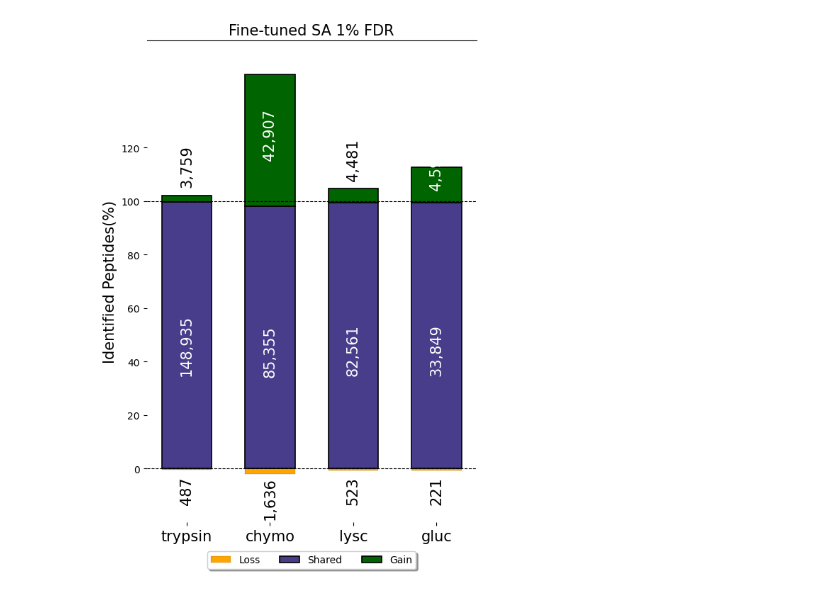
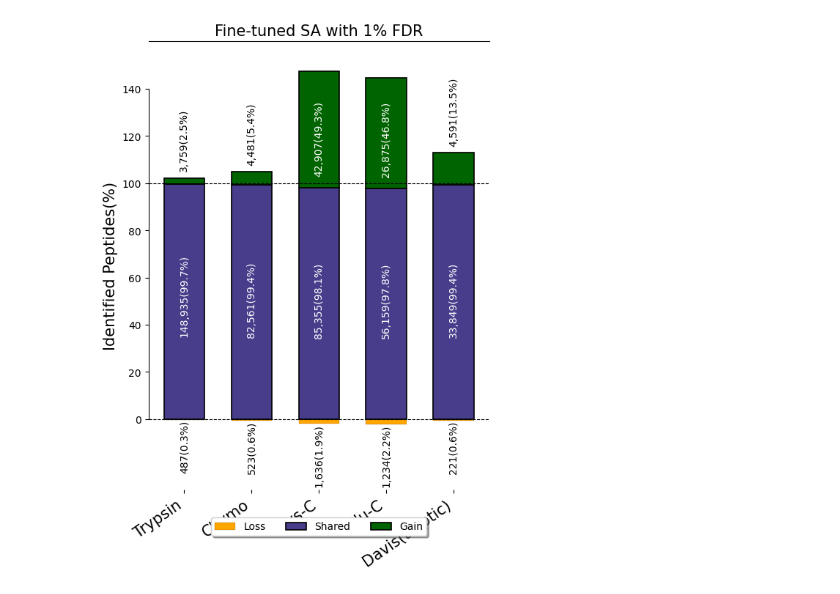
Before and after one commit to gusye1234/pept3-exp, a Jupyter notebook: figs/fig2_vennbar.ipynb, the cells around one changed output. Drawn from its saved outputs; the diff is of its cells as text; code cells hidden in the pictures.

```diff
--- a/figs/fig2_vennbar.ipynb
+++ b/figs/fig2_vennbar.ipynb
@@ -22,69 +22,71 @@ def number2str(num, interal=3):
         new_num.append(s)
     return "".join(new_num[::-1])
 
-def autolabel(rects, ax, numbers, mode="inside", fontsize=12, select_idx=None):
+def autolabel(rects, ax, numbers, percent_number, mode="inside", fontsize=12, select_idx=None, inside_height=0.35):
     assert len(rects) == len(numbers)
     for idx, rect in enumerate(rects):
         height = rect.get_height()
         if select_idx is not None and idx not in select_idx:
             continue
         if mode == 'inside':
-            ax.text(rect.get_x() + rect.get_width()/2., 0.35*height + rect.get_y(),
-                    number2str(numbers[idx]),
+            ax.text(rect.get_x() + rect.get_width()/2., inside_height*height + rect.get_y(),
+                    number2str(numbers[idx]) + f"({percent_number[idx]:.1f}%)",
                     ha='center', va='bottom', rotation=90, color='white', fontsize=fontsize)
         if mode == 'upper':
             ax.text(rect.get_x() + rect.get_width()/2., rect.get_y() + height + 3,
-                    number2str(numbers[idx]),
+                    number2str(numbers[idx]) + f"({percent_number[idx]:.1f}%)",
                     ha='center', va='bottom', rotation=90, color='black', fontsize=fontsize)
         if mode == 'bottom':
             ax.text(rect.get_x() + rect.get_width()/2., rect.get_y()+height,
-                    number2str(numbers[idx]),
+                    number2str(numbers[idx]) + f"({percent_number[idx]:.1f}%)",
                     ha='center', va='top', rotation=90, color='black', fontsize=fontsize)
 # %%
 from matplotlib.patches import FancyBboxPatch
-labels = ["trypsin", 'chymo', 'lysc', 'gluc']
+labels = ["trypsin", 'lysc', 'chymo', 'gluc', "davis"]
+show_labels = ["Trypsin",  'Lys-C', 'Chymo', 'Glu-C', "Davis(tryptic)"]
 losses = [-sa_compare[l][0]/sum(sa_compare[l][:2])*100 for l in labels]
 shares = [sa_compare[l][1]/sum(sa_compare[l][:2])*100 for l in labels]
 gains = [sa_compare[l][2]/sum(sa_compare[l][:2])*100 for l in labels]
 
 losses_num = [sa_compare[l][0] for l in labels]
 shares_num = [sa_compare[l][1] for l in labels]
 gains_num = [sa_compare[l][2] for l in labels]
 
 width = 0.6
 
 fig, ax = plt.subplots(figsize=(6,9) ,dpi=100)
 
 ax.axhline(0, color='black', linewidth=0.8, linestyle='--')
 ax.axhline(100, color='black', linewidth=0.8, linestyle='--')
 
-p1 = ax.bar(labels, losses, width, label='Loss', color='orange', linewidth=0.1, edgecolor = "black")
-p2 = ax.bar(labels, shares, width, label='Shared',
+p1 = ax.bar(show_labels, losses, width, label='Loss', color='orange', linewidth=0.1, edgecolor = "black")
+p2 = ax.bar(show_labels, shares, width, label='Shared',
             color='darkslateblue', linewidth=1.2, edgecolor = "black")
-p3 = ax.bar(labels, gains, width, label='Gain',
+p3 = ax.bar(show_labels, gains, width, label='Gain',
             bottom=shares, color='darkgreen', linewidth=1.2, edgecolor="black")
 
-num_size = 15
-autolabel(p1, ax, losses_num, mode='bottom', fontsize=num_size)
-autolabel(p2, ax, shares_num, fontsize=num_size)
-autolabel(p3, ax, gains_num, mode='upper', select_idx=[0,2], fontsize=num_size)
-autolabel(p3, ax, gains_num, mode='inside',
-          select_idx=[1, 3], fontsize=num_size)
+num_size = 10
+autolabel(p1, ax, losses_num, [abs(i) for i in losses], mode='bottom', fontsize=num_size)
+autolabel(p2, ax, shares_num, shares,fontsize=num_size)
+autolabel(p3, ax, gains_num, gains, mode='upper', select_idx=[0, 1, 4], fontsize=num_size)
+autolabel(p3, ax, gains_num, gains, mode='inside',
+          select_idx=[2, 3], fontsize=num_size, inside_height=0.1)
 
 ax.set_ylabel('Identified Peptides(%)', fontsize=15)
-ax.set_title('Fine-tuned SA 1% FDR', fontsize=15)
+ax.set_title('Fine-tuned SA with 1% FDR', fontsize=15)
 ax.legend(loc='upper center', bbox_to_anchor=(0.5, -0.05),
           fancybox=True, shadow=True, ncol=5)
-ax.set_ylim(-20, 160)
-ax.get_yaxis().set_ticks([20*i for i in range(7)])
+ax.set_ylim(-30, 160)
+ax.get_yaxis().set_ticks([20*i for i in range(8)])
 ax.tick_params(axis='x', labelsize=15)
 # ax.spines['top'].set_visible(False)
-ax.spines['left'].set_visible(False)
+# ax.spines['left'].set_visible(False)
+ax.spines['left'].set_bounds(0, 140)
 ax.spines['right'].set_visible(False)
 ax.spines['bottom'].set_visible(False)
-
+fig.autofmt_xdate(rotation=35)
 plt.show()
 # %% [output]
-[figure, old version]
+[figure, new version]
 # %%
 from matplotlib.patches import FancyBboxPatch
```
Also changed, not shown: parts of 6 cells of this notebook, 9 other files.
